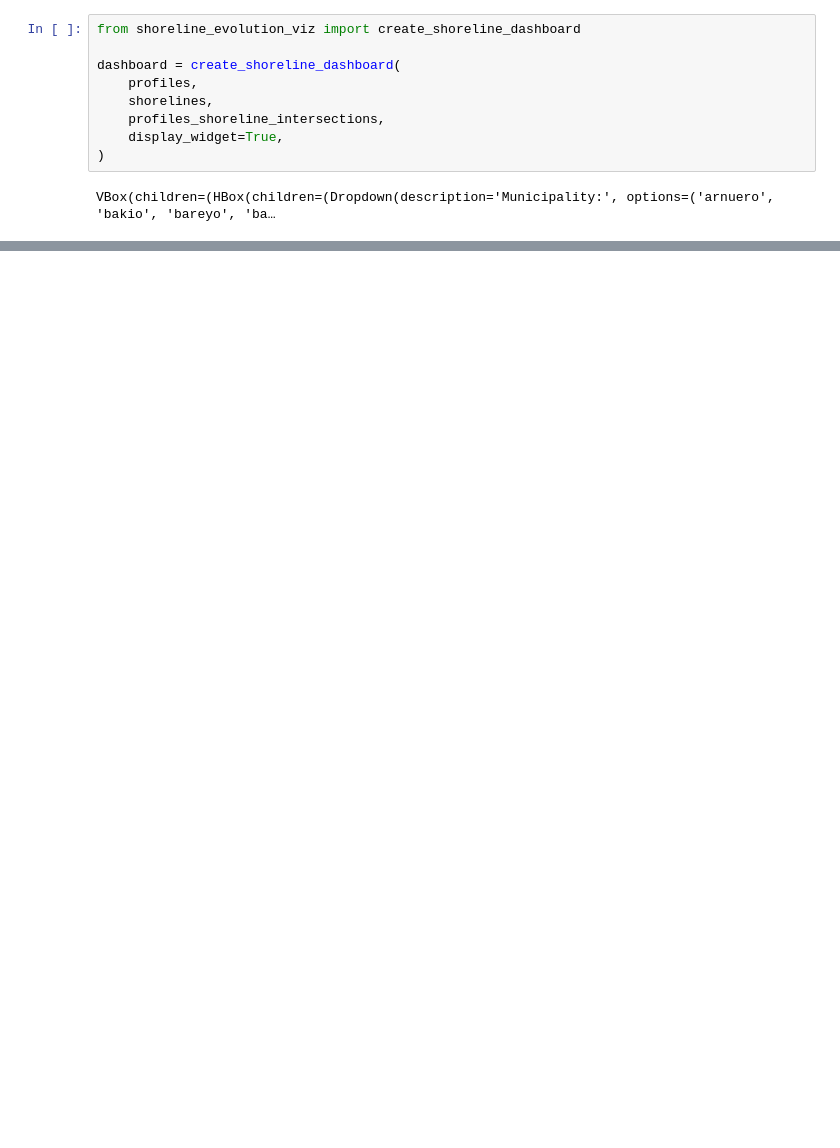
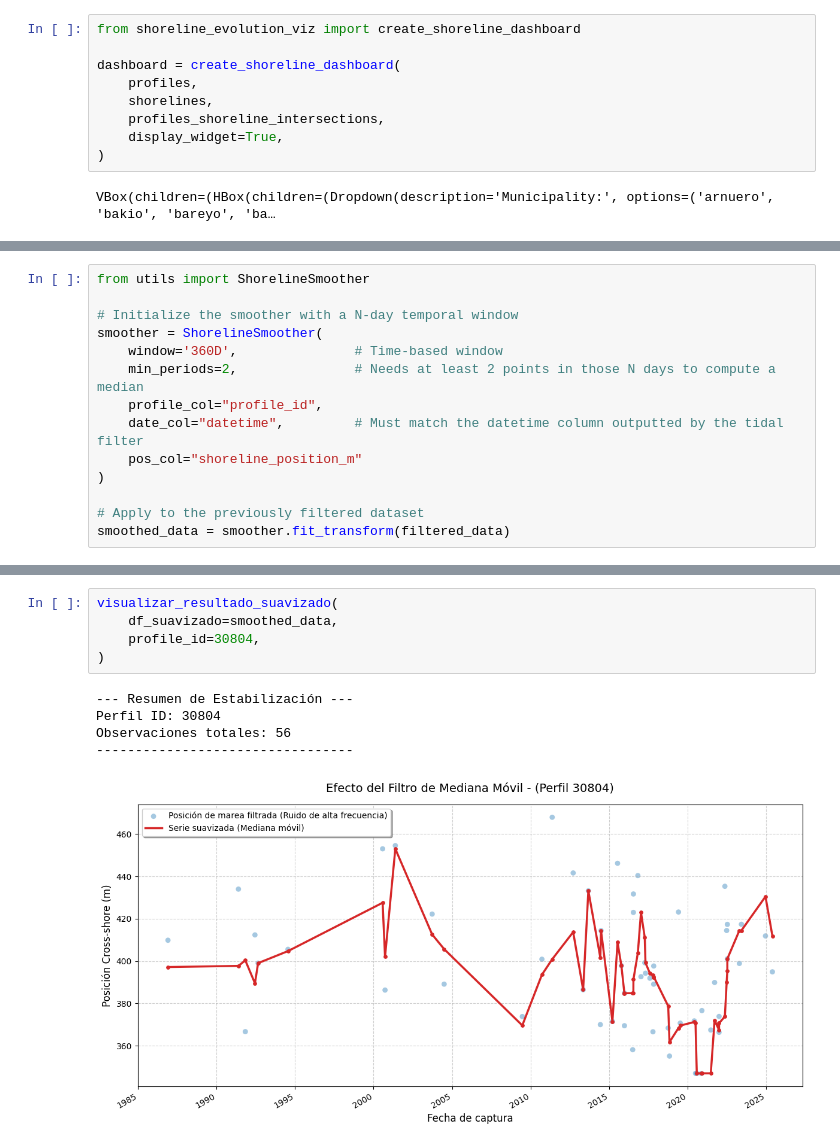
Before and after one commit to AlbertGallegoJimenez/macrotidal_coastal_rates, a Jupyter notebook: nb_test_tasas.ipynb, the cells around one changed output, grey strips where cells are left out. Saved outputs shown, nothing was run; the diff lists cells and outputs as text; blank space fills up the shorter version.

```diff
--- a/nb_test_tasas.ipynb
+++ b/nb_test_tasas.ipynb
@@ -80,0 +225,14 @@ VBox(children=(HBox(children=(Dropdown(description='Municipality:', options=('ar
+# %%
+from utils import ShorelineSmoother
+
+# Initialize the smoother with a N-day temporal window
+smoother = ShorelineSmoother(
+    window='360D',               # Time-based window
+    min_periods=2,               # Needs at least 2 points in those N days to compute a median
+    profile_col="profile_id",
+    date_col="datetime",         # Must match the datetime column outputted by the tidal filter
+    pos_col="shoreline_position_m"
+)
+
+# Apply to the previously filtered dataset
+smoothed_data = smoother.fit_transform(filtered_data)
@@ -80,0 +307,11 @@ VBox(children=(HBox(children=(Dropdown(description='Municipality:', options=('ar
+# %%
+visualizar_resultado_suavizado(
+    df_suavizado=smoothed_data,
+    profile_id=30804,
+)
+# %% [output]
+--- Resumen de Estabilización ---
+Perfil ID: 30804
+Observaciones totales: 56
+---------------------------------
+[figure, added]
```
Also changed, not shown: parts of 6 cells of this notebook.
